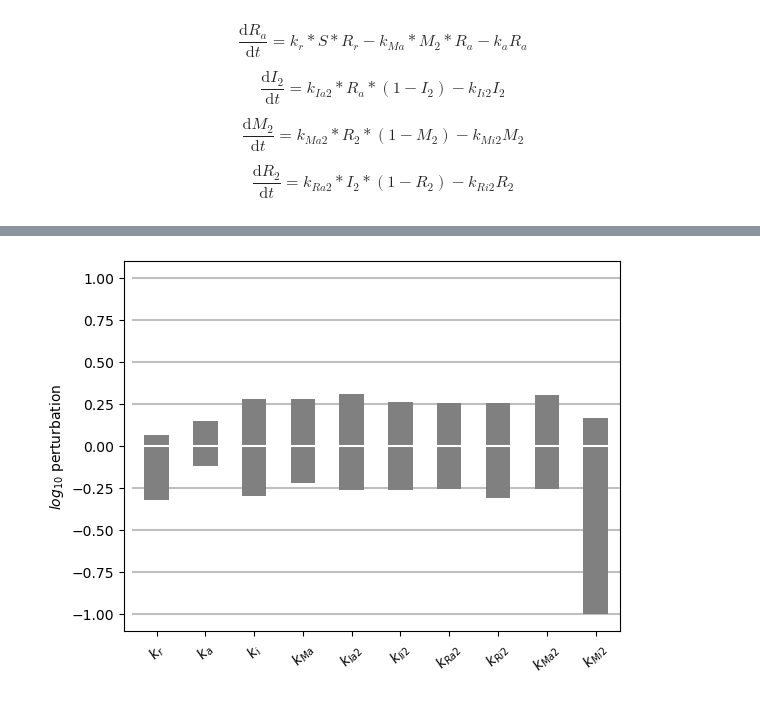
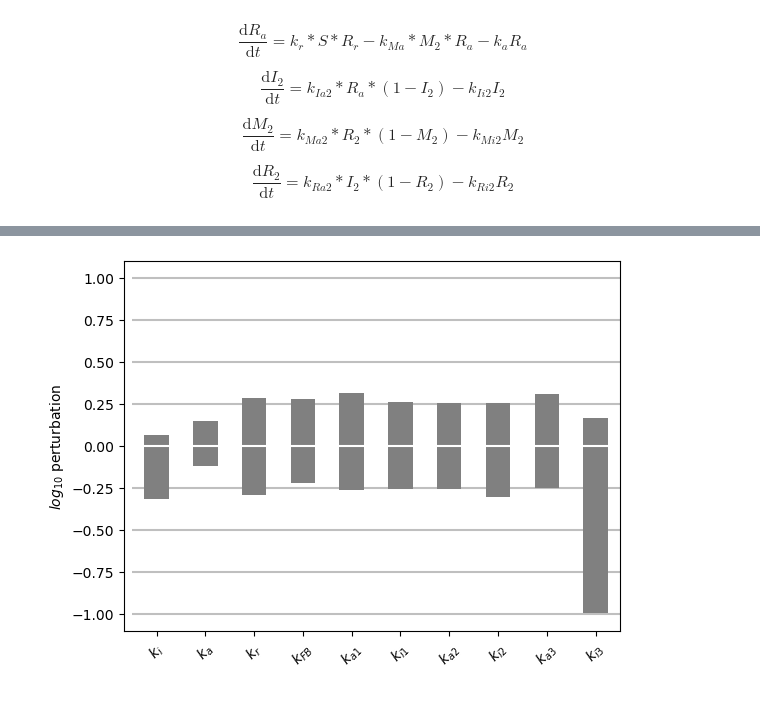
Before and after one commit to theobiolab/habituation, a Jupyter notebook: sensitivity_receptor_Ra/graphs.ipynb, the cells around one changed output, grey strips where cells are left out. Saved outputs shown, nothing was run; the diff lists cells and outputs as text; code cells hidden in the pictures.

```diff
--- a/sensitivity_receptor_Ra/graphs.ipynb
+++ b/sensitivity_receptor_Ra/graphs.ipynb
@@ -41,29 +48,30 @@ for i in data_float:
 # %%
 # some example data
 threshold = 0.0
 
-x= [r"$k_{r}$", r"$k_{a}$", r"$k_{i}$", r"$k_{Ma}$",r"$k_{Ia2}$",r"$k_{Ii2}$",r"$k_{Ra2}$",r"$k_{Ri2}$",r"$k_{Ma2}$",r"$k_{Mi2}$"]
+#x= [r"$k_{r}$", r"$k_{a}$", r"$k_{i}$", r"$k_{Ma}$",r"$k_{Ia2}$",r"$k_{Ii2}$",r"$k_{Ra2}$",r"$k_{Ri2}$",r"$k_{Ma2}$",r"$k_{Mi2}$"]
+x= [r"$k_{i}$", r"$k_{a}$", r"$k_{r}$", r"$k_{FB}$",r"$k_{a1}$",r"$k_{i1}$",r"$k_{a2}$",r"$k_{i2}$",r"$k_{a3}$",r"$k_{i3}$"]
 
 
 # and plot it
 fig, ax = plt.subplots()
 
 ax.bar(x, negative_data, width=0.5, color='grey')
 ax.bar(x, positive_data, width=0.5, color='grey')
 
 # horizontal line indicating the threshold
 ax.plot([-0.5, 12.5], [threshold, threshold], 'w', lw="1.5")
 plt.hlines(0.25, -0.5, 10.5, color='grey', alpha=0.5)
 plt.hlines(0.5, -0.5, 10.5, color='grey', alpha=0.5)
 plt.hlines(0.75, -0.5, 10.5, color='grey', alpha=0.5)
 plt.hlines(1.0, -0.5, 10.5, color='grey', alpha=0.5)
 plt.hlines(-0.25, -0.5, 10.5, color='grey', alpha=0.5)
 plt.hlines(-0.5, -0.5, 10.5, color='grey', alpha=0.5)
 plt.hlines(-0.75, -0.5, 10.5, color='grey', alpha=0.5)
 plt.hlines(-1.0, -0.5, 10.5, color='grey', alpha=0.5)
 plt.xticks(rotation = 45)
 plt.ylabel(r"$log_{10}$ perturbation")
 plt.xlim((-0.670,9.5))
 plt.show()
 # %% [output]
-[figure, old version]
+[figure, new version]
```
Also changed, not shown: parts of 1 cell of this notebook, 4 other files.
